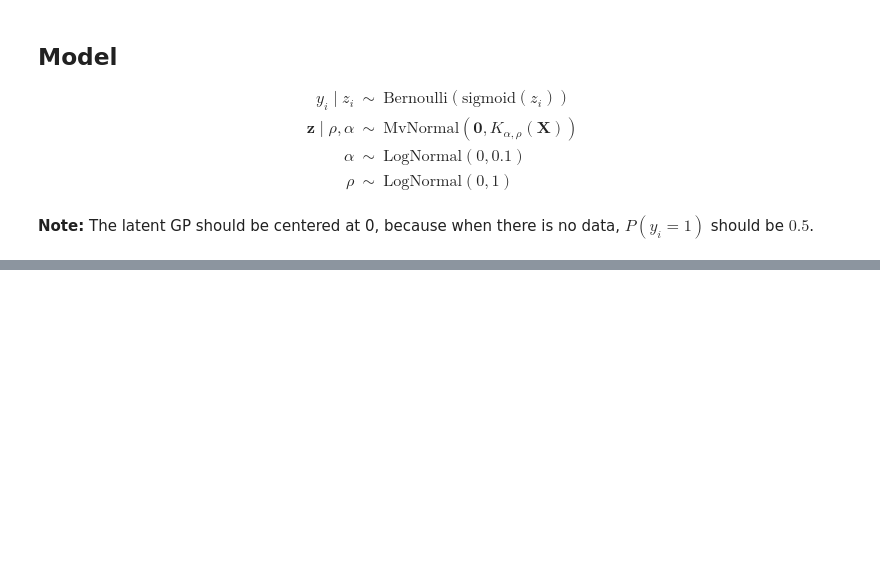
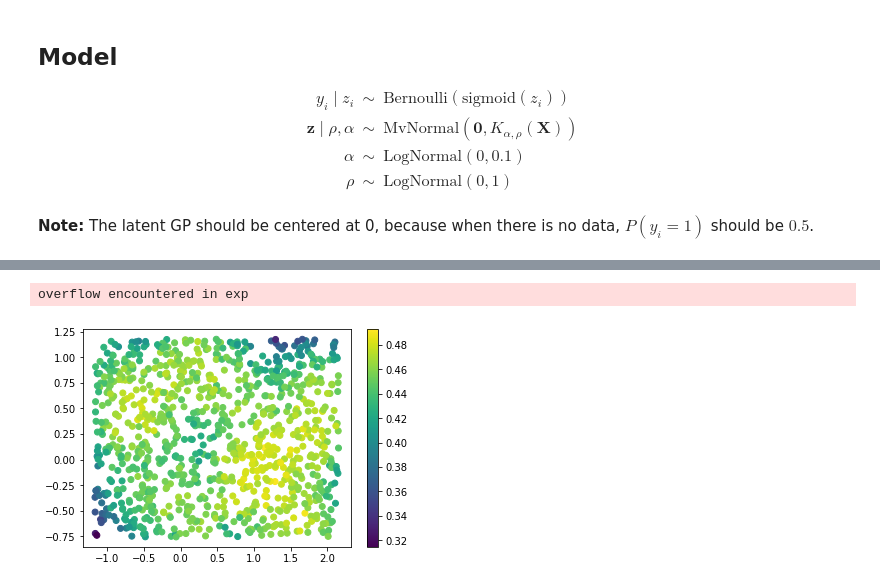
Before and after one commit to luiarthur/TuringBnpBenchmarks, a Jupyter notebook: src/gp-binary/notebooks/gp_binary_stan.ipynb, the cells around one changed output, grey strips where cells are left out. Saved outputs shown, nothing was run; the diff lists cells and outputs as text; code cells hidden in the pictures; blank space fills up the shorter version.

```diff
--- a/src/gp-binary/notebooks/gp_binary_stan.ipynb
+++ b/src/gp-binary/notebooks/gp_binary_stan.ipynb
@@ -49,0 +165,6 @@ plot_data(X, y)
+# %%
+plt.scatter(X_new[:, 0], X_new[:, 1], c=sigmoid(preds).std(0))
+plt.colorbar();
+# %% [output]
+overflow encountered in exp
+[figure, added]
```
Also changed, not shown: parts of 15 cells of this notebook, 1 other file.
